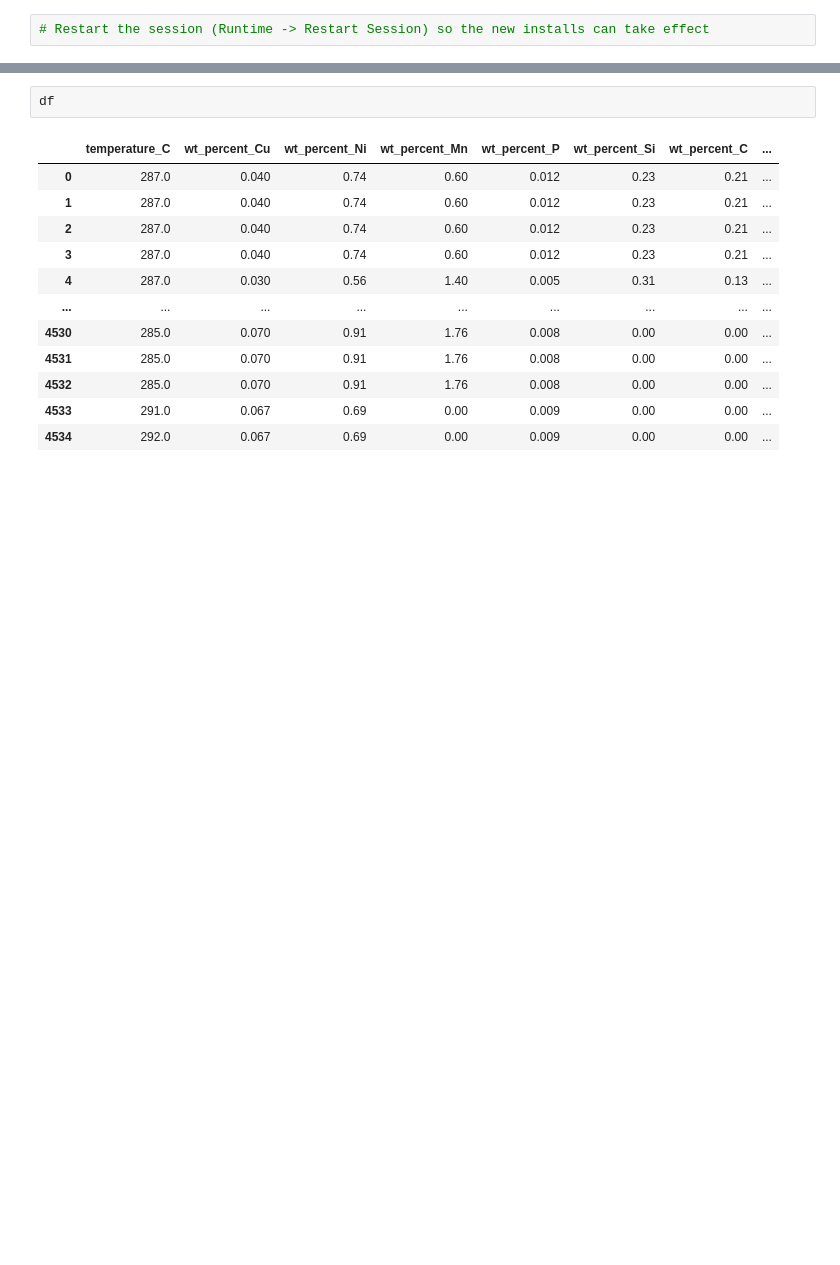
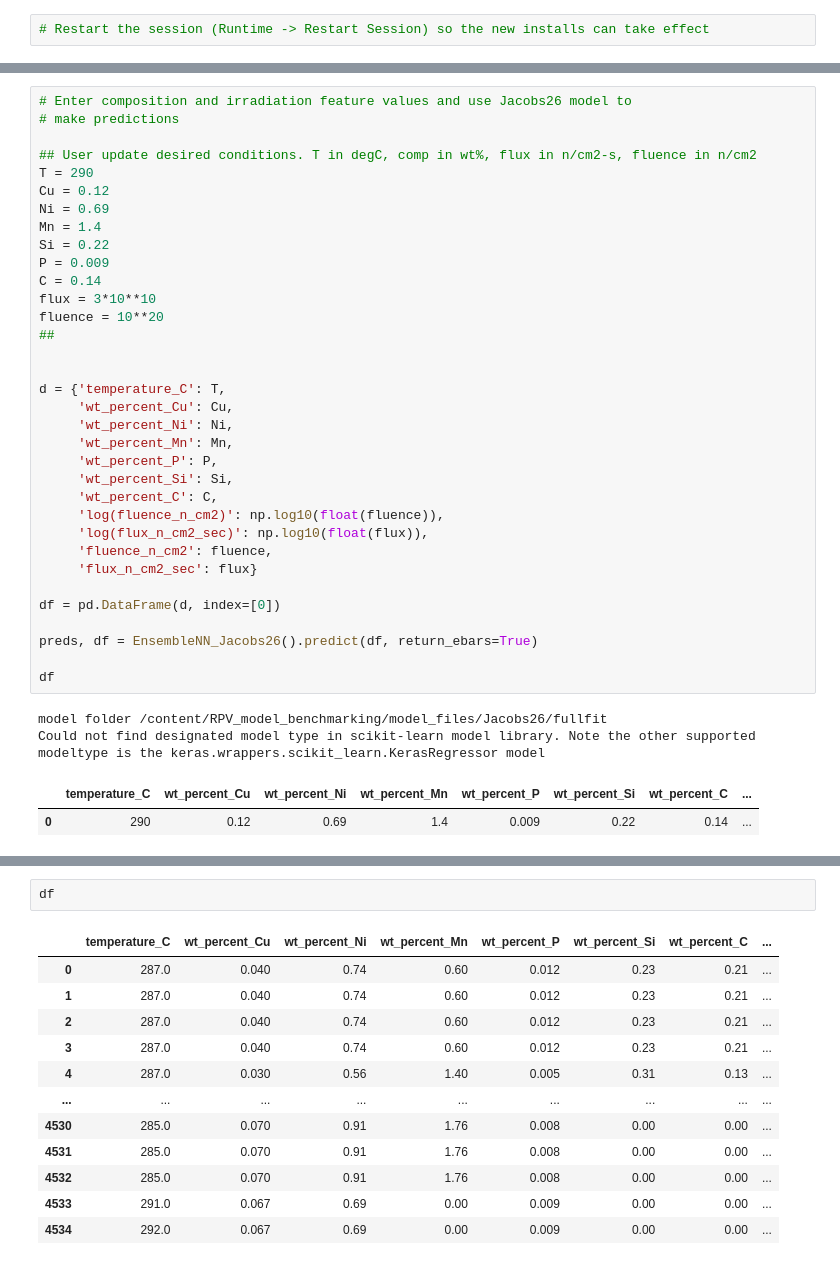
Before and after one commit to uw-cmg/RPV_model_benchmarking, a Jupyter notebook: RPV_model_benchmarking_notebook.ipynb, the cells around one changed output, grey strips where cells are left out. Drawn from its saved outputs; the diff is of its cells as text; blank space fills up the shorter version.

```diff
--- a/RPV_model_benchmarking_notebook.ipynb
+++ b/RPV_model_benchmarking_notebook.ipynb
@@ -46,3 +43,42 @@ gplearn is an optional dependency, enabling the use of genetic programming Symbo
+# %%
+# Enter composition and irradiation feature values and use Jacobs26 model to
+# make predictions
+
+## User update desired conditions. T in degC, comp in wt%, flux in n/cm2-s, fluence in n/cm2
+T = 290
+Cu = 0.12
+Ni = 0.69
+Mn = 1.4
+Si = 0.22
+P = 0.009
+C = 0.14
+flux = 3*10**10
+fluence = 10**20
+##
+
+
+d = {'temperature_C': T,
+     'wt_percent_Cu': Cu,
+     'wt_percent_Ni': Ni,
+     'wt_percent_Mn': Mn,
+     'wt_percent_P': P,
+     'wt_percent_Si': Si,
+     'wt_percent_C': C,
+     'log(fluence_n_cm2)': np.log10(float(fluence)),
+     'log(flux_n_cm2_sec)': np.log10(float(flux)),
+     'fluence_n_cm2': fluence,
+     'flux_n_cm2_sec': flux}
+
+df = pd.DataFrame(d, index=[0])
+
+preds, df = EnsembleNN_Jacobs26().predict(df, return_ebars=True)
+
+df
+# %% [output]
+model folder /content/RPV_model_benchmarking/model_files/Jacobs26/fullfit
+Could not find designated model type in scikit-learn model library. Note the other supported modeltype is the keras.wrappers.scikit_learn.KerasRegressor model
+|  | temperature_C | wt_percent_Cu | wt_percent_Ni | wt_percent_Mn | wt_percent_P | wt_percent_Si | wt_percent_C | ... |
+| 0 | 290 | 0.12 | 0.69 | 1.4 | 0.009 | 0.22 | 0.14 | ... |
 # %%
 # Make all the model predictions on the full dataset
 
```
Also changed, not shown: parts of 6 cells of this notebook.
